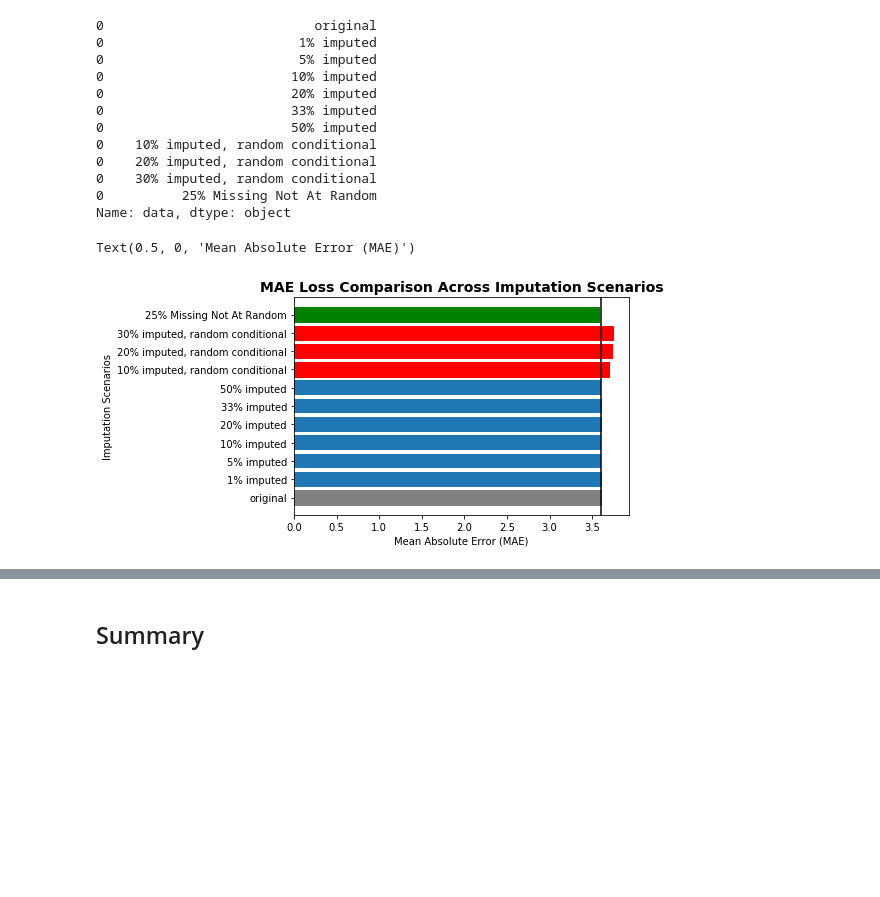
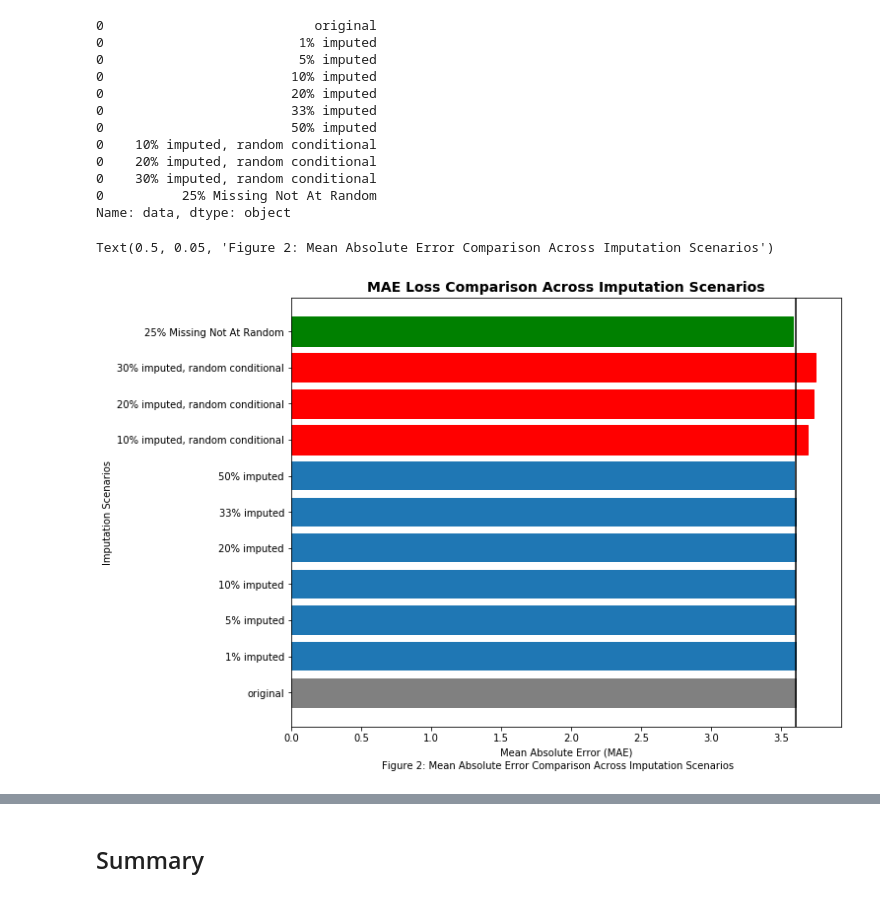
Before and after one commit to mjwolfe91/QTW-CaseStudy5, a Jupyter notebook: MissingDataCaseStudy.ipynb, the cells around one changed output, grey strips where cells are left out. Drawn from its saved outputs; the diff is of its cells as text; code cells hidden in the pictures; blank space fills up the shorter version.

```diff
--- a/MissingDataCaseStudy.ipynb
+++ b/MissingDataCaseStudy.ipynb
@@ -34,0 +66,12 @@ bos['AGE'].hist()
+# %%
+boston = load_boston()
+bos = pd.DataFrame(boston.data)
+bos.columns = boston.feature_names
+bos['MEDV'] = boston.target
+bos.describe
+fig1 = plt.figure(figsize=(10,8))
+bos['AGE'].hist()
+plt.title("Histogram of Age Variable", fontsize=14, fontweight='bold')
+plt.xlabel("Age")
+plt.ylabel("Frequency")
+fig1.text(.5,.05, "Figure 1: Histogram of Propotion of Units built before 1940 ", ha='center',fontsize=10)
@@ -825,24 +875,25 @@ res_frame['data']
 0          25% Missing Not At Random
 Name: data, dtype: object
 # %%
-fig, ax = plt.subplots()
+fig2, ax = plt.subplots(figsize=(10,8))
 mae = ax.barh(np.arange(len(res_frame['data'])), res_frame['mae'])
 ax.set_yticks(np.arange(len(res_frame['data'])))
 ax.set_yticklabels(res_frame['data'])
 #res_frame.plot.barh(x="data", y="mae", legend=None)
 plt.axvline(x=3.604571, color='black')
 # set color of baseline bar to gray
 mae[0].set_color('gray')
 # single variable at random imputation scenario set to blue
 # set color of conditional at random imputation scenario bars of 2 variables to red
 for i in range(7,10):
     mae[i].set_color('red')
 # set color of non missing at random imputation scenario bars to green
 mae[10].set_color('green')
 plt.title("MAE Loss Comparison Across Imputation Scenarios", fontsize=14, fontweight='bold')
 plt.ylabel("Imputation Scenarios")
 plt.xlabel("Mean Absolute Error (MAE)")
+fig2.text(.5,.05, "Figure 2: Mean Absolute Error Comparison Across Imputation Scenarios", ha='center',fontsize=10)
 # %% [output]
-Text(0.5, 0, 'Mean Absolute Error (MAE)')
+Text(0.5, 0.05, 'Figure 2: Mean Absolute Error Comparison Across Imputation Scenarios')
-[figure, old version]
+[figure, new version]
 # %%
```
Also changed, not shown: parts of 30 cells of this notebook.
